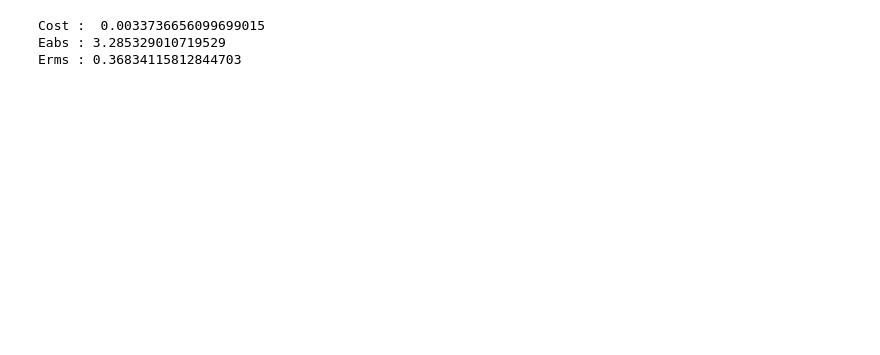
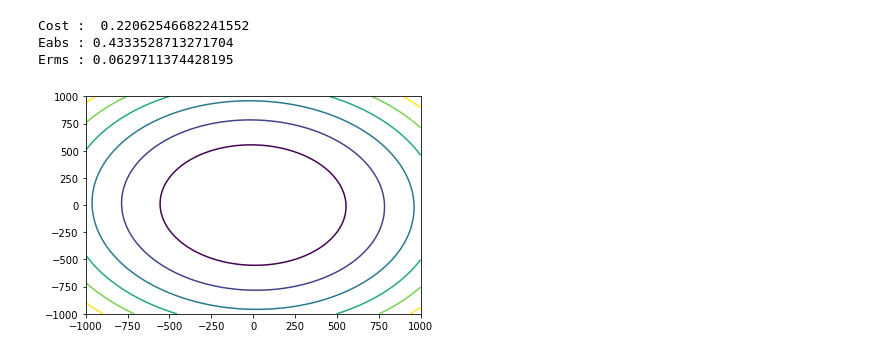
Before and after one commit to RushikSubba/Multivariate-Linear-regression, a Jupyter notebook: mvlr.ipynb, the cells around one changed output. Drawn from its saved outputs; the diff is of its cells as text; code cells hidden in the pictures; blank space fills up the shorter version.

Commit message:
added contours and z-score normalization

```diff
--- a/mvlr.ipynb
+++ b/mvlr.ipynb
@@ -2,6 +2,13 @@
 """
     Multivariate Linear Regression
     ---with lasso and ridge regularization
+    ---with Z-Score and min-max normalization
+    ---plotted contour of theta(1) and theta(2) with respect to cost function
+"""
+
+"""
+    Command Line Input :
+        python3 mvlr.py [filename] [number of rows to be skipped (default=1)] [delimiter (default=space)]
 """
 
 import matplotlib.pyplot as plt
@@ -17,7 +24,7 @@ import math
         reg    : regularization function
 
 """
-def cost(x, y, th, lb, reg):
+def cost(x, y, th, lb = 0, reg = None):
     diff = x @ th - y
     t = (1 / (2 * x.shape[0])) * diff.transpose() @ diff + (0 if reg == None else reg(lb, th))
     ans = np.squeeze(t)
@@ -38,7 +45,8 @@ def gr_dsc(x, y, th, lb = 0, reg = None, regder = None):
     while(iters != 0) :
         th = th - alpha*(x.transpose() @ (x @ th - y) + (0 if regder == None else regder(lb, th)))
         iters -= 1
-    print("Cost : ", cost(x,y,th,lb, reg))
+    print("Cost : ", cost(x, y, th, lb, reg))
+    return th
 
 """
     Lasso regularization
@@ -92,6 +100,28 @@ def plotter(x, y, th):
         print(min(jv))
         plt.plot(ti, jv)
         plt.show()
+"""
+    Contour plots
+        x      : training data
+        y      : outputs
+        th     : theta
+"""
+def contour(x, y, th):
+    th1 = np.linspace(-1000, 1000, num=1000)
+    th2 = np.linspace(-1000, 1000, num=1000)
+    TH1, TH2 = np.meshgrid(th1, th2)
+
+    th_copy = th.copy()
+    jv = np.zeros((len(th1), len(th2)))
+    for i in range(0,len(th1)):
+        th_copy[1][0] = th1[i]
+        for j in range(0, len(th2)):
+            th_copy[2][0] = th2[j]
+            jv[i][j] = cost(x, y, th_copy)
+
+    plt.contour(TH1, TH2, jv)
+    plt.show()
+
 
 """
     Error calculation
@@ -110,40 +140,64 @@ def error_calculations(x, y, th):
 
 
 #file name for data
 f_name = "real_estate.csv"
 data = np.genfromtxt(f_name, delimiter=",", skip_header=1)
 
 rows = data.shape[0]
 columns = data.shape[1]
 
 th = np.ones((columns, 1))
 x = np.ones((rows, columns))
 y = np.zeros((rows, 1))
+x_normalized = np.ones((rows, columns))
+y_normalized = np.zeros((rows, 1))
 
 #min and max for all columns
 mins = data.min(axis=0)
 maxs = data.max(axis=0)
+means = data.mean(axis = 0)
+std = data.std(axis = 0)
 
 #normalize
+"""
+#Min Max normalization
+
 for i in range(columns):
     if i == columns - 1:
         for j in range(rows):
-            y[j][0] = (data[j][i] - mins[i])/(maxs[i] - mins[i])
+            y_normalized[j][0] = (data[j][i] - mins[i])/(maxs[i] - mins[i])
+            y[j][0] = data[j][i]
     else :
         for j in range(rows):
-            x[j][i + 1] = (data[j][i] - mins[i])/(maxs[i] - mins[i])
+            x_normalized[j][i + 1] = (data[j][i] - mins[i])/(maxs[i] - mins[i])
+            x[j][i + 1] = data[j][i]
+"""
+
+#Z-Score Normalization
+for i in range(columns):
+    if i == columns - 1:
+        for j in range(rows):
+            y_normalized[j][0] = (data[j][i] - means[i])/(std[i])
+            y[j][0] = data[j][i]
+    else :
+        for j in range(rows):
+            x_normalized[j][i + 1] = (data[j][i] - means[i])/(std[i])
+            x[j][i + 1] = data[j][i]
 
 #splitting into learning and testing sets
-x_learning = x[:int(0.8*rows) + 1,:]
-x_testing = x[int(0.8*rows) + 1:,:]
-y_learning = y[:int(0.8*rows) + 1,:]
-y_testing = y[int(0.8*rows) + 1:,:]
+x_learning = x_normalized[:int(0.8*rows) + 1,:]
+x_testing = x_normalized[int(0.8*rows) + 1:,:]
+y_learning = y_normalized[:int(0.8*rows) + 1,:]
+y_testing = y_normalized[int(0.8*rows) + 1:,:]
 th_copy = th.copy()
 
-gr_dsc(x_learning, y_learning, th_copy)
+th_copy = gr_dsc(x_learning, y_learning, th_copy)
 
 error_calculations(x_testing, y_testing, th_copy)
+
+contour(x_learning, y_learning, th_copy)
 # %% [output]
-Cost :  0.0033736656099699015
-Eabs : 3.285329010719529
-Erms : 0.36834115812844703
+Cost :  0.22062546682241552
+Eabs : 0.4333528713271704
+Erms : 0.0629711374428195
+[figure, added]
```
